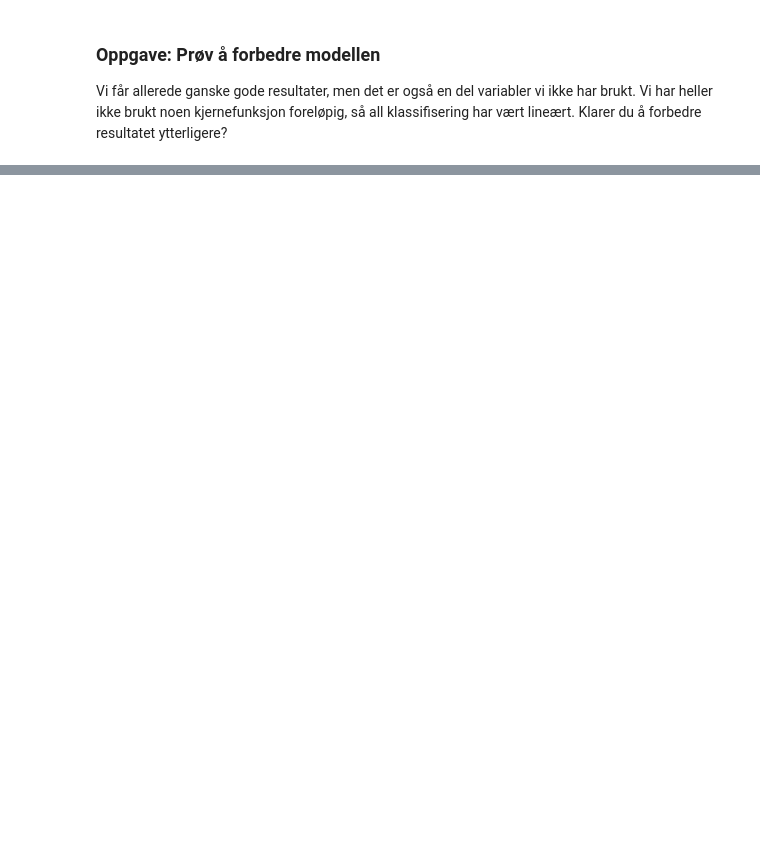
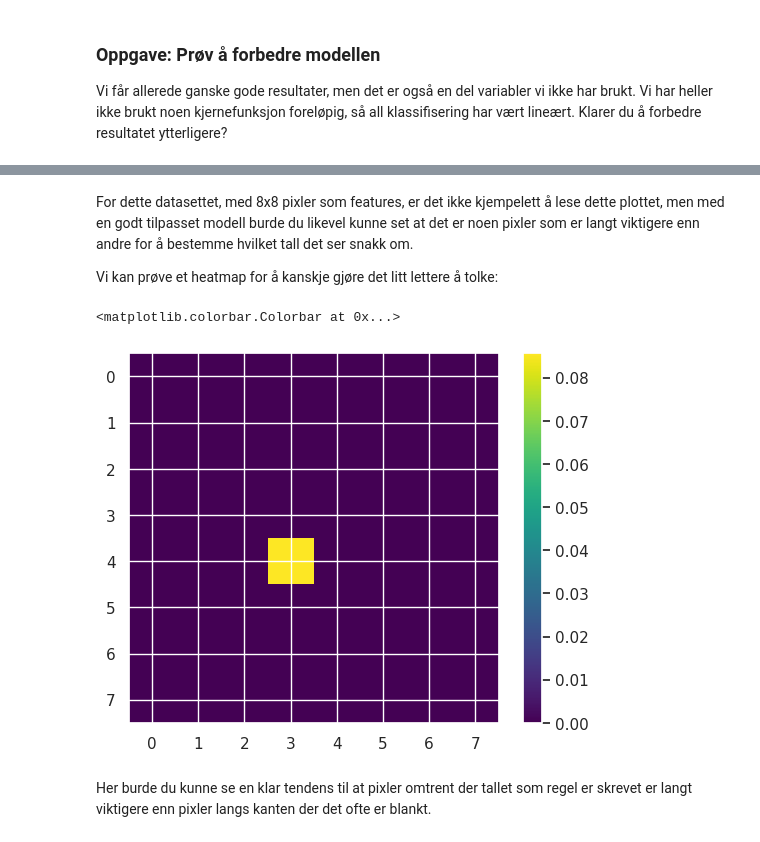
Before and after one commit to eivindlie/ml-workshop-2025, a Jupyter notebook: notebooks/2-classification.ipynb, the cells around one changed output, grey strips where cells are left out. Saved outputs shown, nothing was run; the diff lists cells and outputs as text; code cells hidden in the pictures; blank space fills up the shorter version.

```diff
--- a/notebooks/2-classification.ipynb
+++ b/notebooks/2-classification.ipynb
@@ -185,0 +331,13 @@ TODO Legg til seksjon om Decision Trees.
+# %% [markdown]
+For dette datasettet, med 8x8 pixler som features, er det ikke kjempelett å lese dette plottet, men med en godt tilpasset modell burde du likevel kunne set at det er noen pixler som er langt viktigere enn andre for å bestemme hvilket tall det ser snakk om.
+
+Vi kan prøve et heatmap for å kanskje gjøre det litt lettere å tolke:
+# %%
+# Plot heatmap of importances
+plt.imshow(forest_importances.values.reshape(8, 8), cmap='viridis')
+plt.colorbar()
+# %% [output]
+<matplotlib.colorbar.Colorbar at 0x...>
+[figure, added]
+# %% [markdown]
+Her burde du kunne se en klar tendens til at pixler omtrent der tallet som regel er skrevet er langt viktigere enn pixler langs kanten der det ofte er blankt.
```
Also changed, not shown: parts of 34 cells of this notebook.
